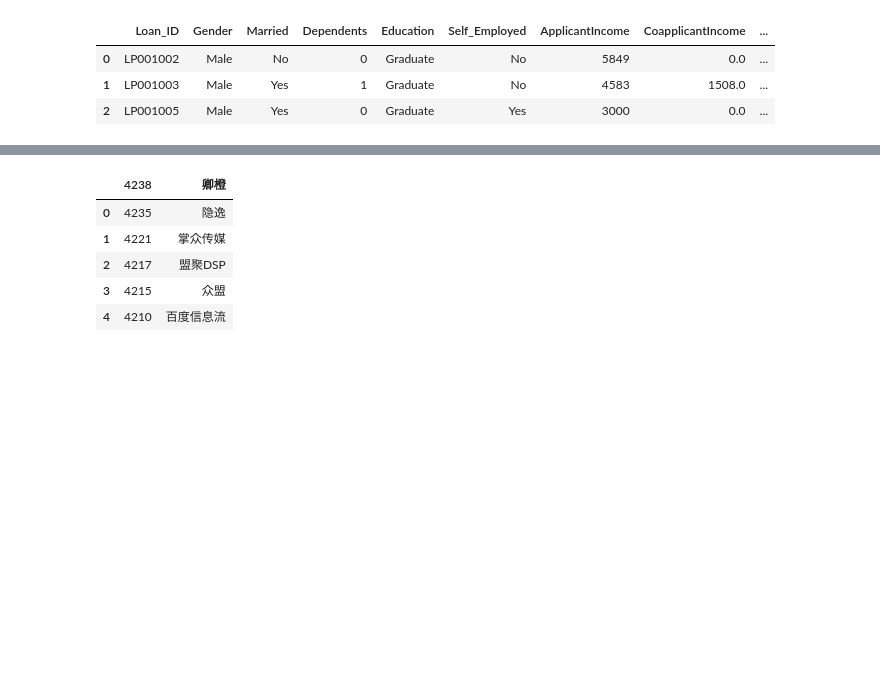
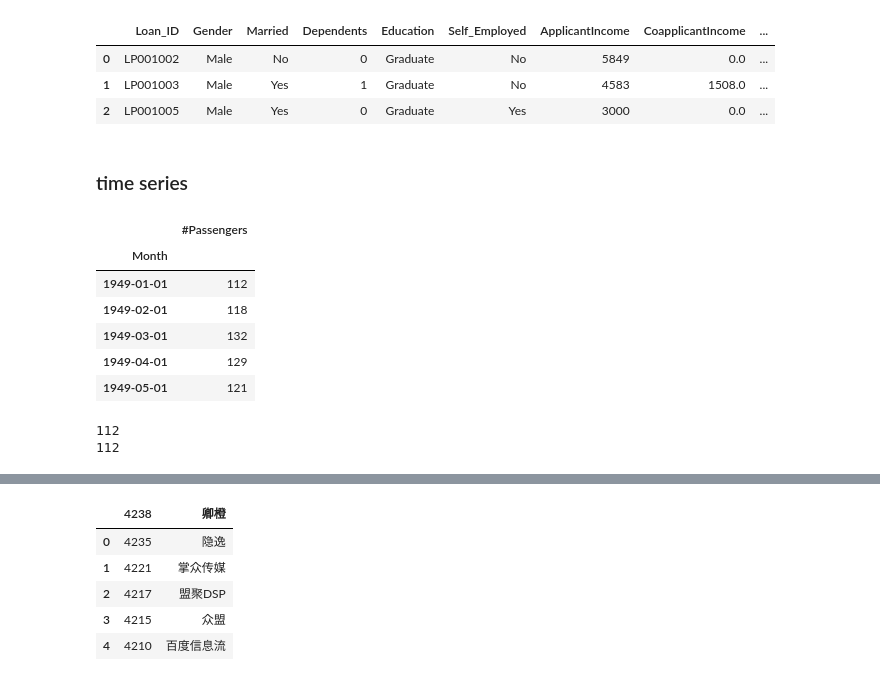
Before and after one commit to jackz3/notes, a Jupyter notebook: pandas.ipynb, the cells around one changed output, grey strips where cells are left out. Drawn from its saved outputs; the diff is of its cells as text; code cells hidden in the pictures; blank space fills up the shorter version.

```diff
--- a/pandas.ipynb
+++ b/pandas.ipynb
@@ -190,3 +195,18 @@ df.head(3)
 | 0 | LP001002 | Male | No | 0 | Graduate | No | 5849 | 0.0 | ... |
 | 1 | LP001003 | Male | Yes | 1 | Graduate | No | 4583 | 1508.0 | ... |
 | 2 | LP001005 | Male | Yes | 0 | Graduate | Yes | 3000 | 0.0 | ... |
+# %% [markdown]
+### time series
+# %%
+dateparse = lambda dates: pd.datetime.strptime(dates, '%Y-%m')
+data = pd.read_csv('https://www.analyticsvidhya.com/wp-content/uploads/2016/02/AirPassengers.csv', parse_dates=['Month'], index_col='Month',date_parser=dateparse)
+# %%
+data.head()
+# %% [output]
+|  | #Passengers |
+| Month |  |
+| 1949-01-01 | 112 |
+| 1949-02-01 | 118 |
+| 1949-03-01 | 132 |
+| 1949-04-01 | 129 |
+| 1949-05-01 | 121 |
@@ -192,0 +215,7 @@ df.head(3)
+# %%
+print(ts['1949-01-01'])
+from datetime import datetime
+print(ts[datetime(1949,1,1)])
+# %% [output]
+112
+112
```
Also changed, not shown: parts of 13 cells of this notebook, 4 other files.
